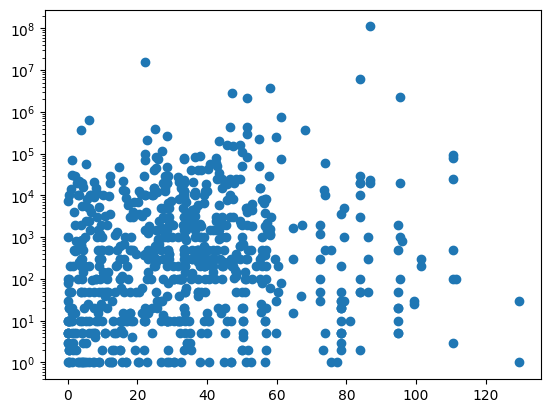
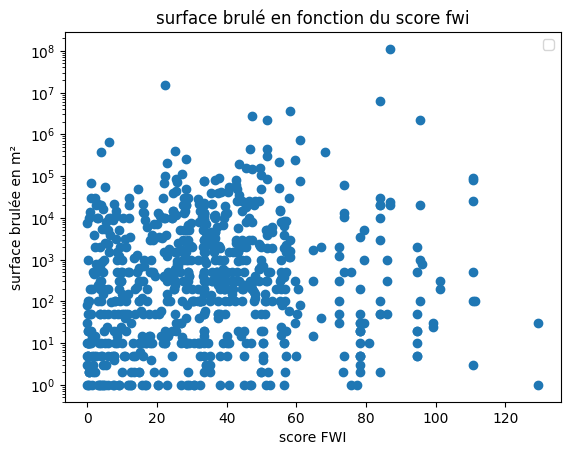
Code edit (unified diff) that turned the first committed figure into the second:
--- before
+++ after
@@ -2,2 +2,8 @@
 plt.scatter(feuxFWI["fwi_associe"], surfNum)
 plt.yscale("log")
+plt.ylabel ("surface brulée en m²")
+plt.xlabel("score FWI")
+plt.title("surface brulé en fonction du score fwi")
+plt.legend()
+plt.figsize=(20,20)
+plt.savefig("étendu feu_fwi.png")

Commit: plot